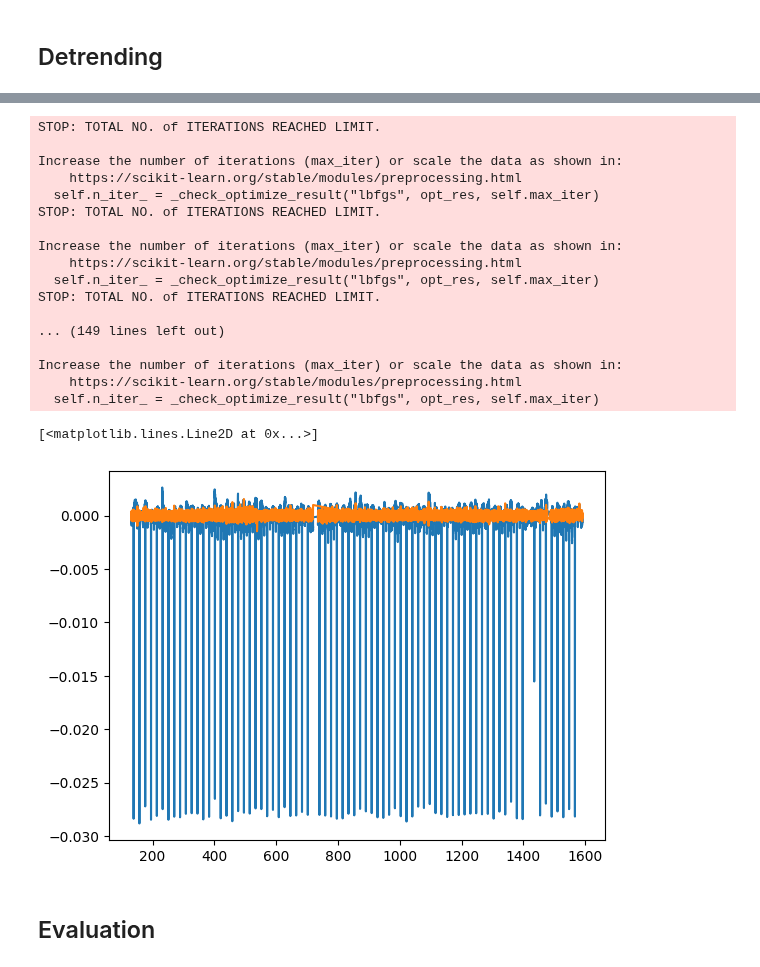
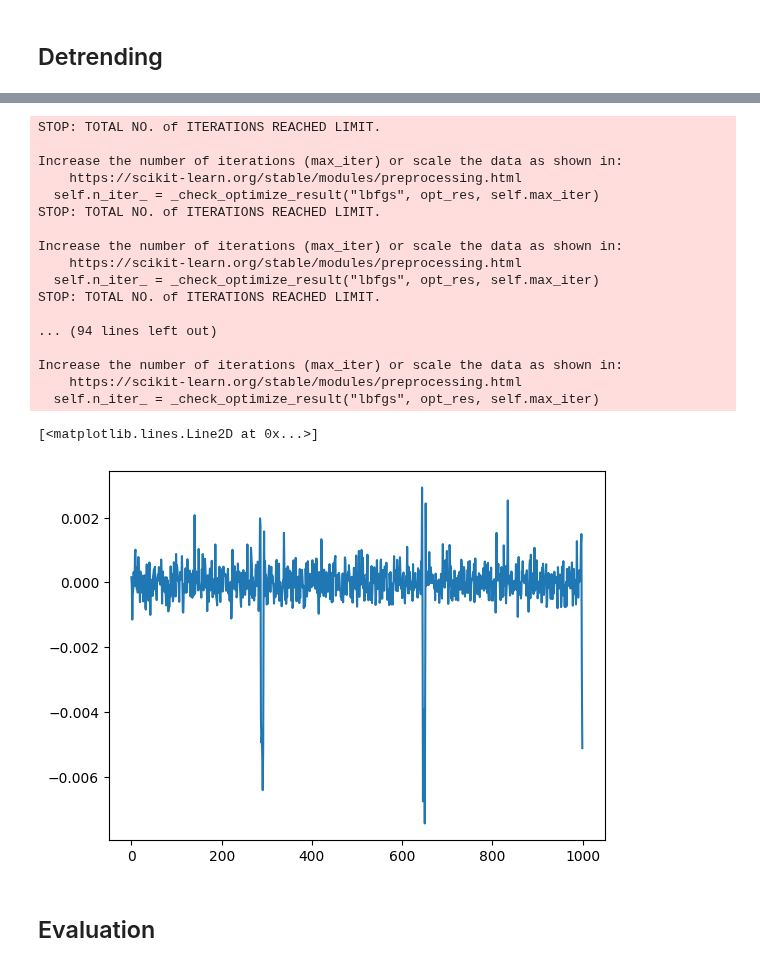
Before and after one commit to sfremy/astro_tools, a Jupyter notebook: prefold_automated.ipynb, the cells around one changed output, grey strips where cells are left out. Cells and saved outputs as stored; diff of their text form; code cells hidden in the pictures.

```diff
--- a/prefold_automated.ipynb
+++ b/prefold_automated.ipynb
@@ -58,7 +58,7 @@ time_dict = {12351927: k413,
 - Stitch segments together
 - Take care of obvious errors
 # %%
-kic = time_dict.keys()[4] #Pick a KIC
+kic = 10020423
 
 # Get Kepler observations & stitch together
 search_result = lk.search_lightcurve(f'KIC {kic}', author = 'Kepler', exptime = 1800)
@@ -158,34 +239,36 @@ plt.plot(t[0:2000], cleaned_flux[0:2000])
 # %%
 from wotan import flatten
 
 # hspline detrend for chromospheric variability
 flatten_lc, trend_lc = flatten(t, cleaned_flux, break_tolerance=0.1, window_length=0.5, method='hspline', return_trend=True)
 detrend = cleaned_flux - trend_lc
 
 #------------------------------------------------------------------------
 plt.figure()
-plt.plot(t, f - 1)
-plt.plot(t, detrend)
+# plt.plot(t, f - 1)
+# plt.plot(t, detrend)
+
+plt.plot(detrend[0:1000])
 # %% [output]
 STOP: TOTAL NO. of ITERATIONS REACHED LIMIT.
 
 Increase the number of iterations (max_iter) or scale the data as shown in:
     https://scikit-learn.org/stable/modules/preprocessing.html
   self.n_iter_ = _check_optimize_result("lbfgs", opt_res, self.max_iter)
 STOP: TOTAL NO. of ITERATIONS REACHED LIMIT.
 
 Increase the number of iterations (max_iter) or scale the data as shown in:
     https://scikit-learn.org/stable/modules/preprocessing.html
   self.n_iter_ = _check_optimize_result("lbfgs", opt_res, self.max_iter)
 STOP: TOTAL NO. of ITERATIONS REACHED LIMIT.
 
-... (149 lines left out)
+... (94 lines left out)
 
 Increase the number of iterations (max_iter) or scale the data as shown in:
     https://scikit-learn.org/stable/modules/preprocessing.html
   self.n_iter_ = _check_optimize_result("lbfgs", opt_res, self.max_iter)
 [<matplotlib.lines.Line2D at 0x...>]
-[figure, old version]
+[figure, new version]
 # %% [markdown]
 ## Evaluation
 # %%
```
Also changed, not shown: parts of 11 cells of this notebook, 4 other files.
